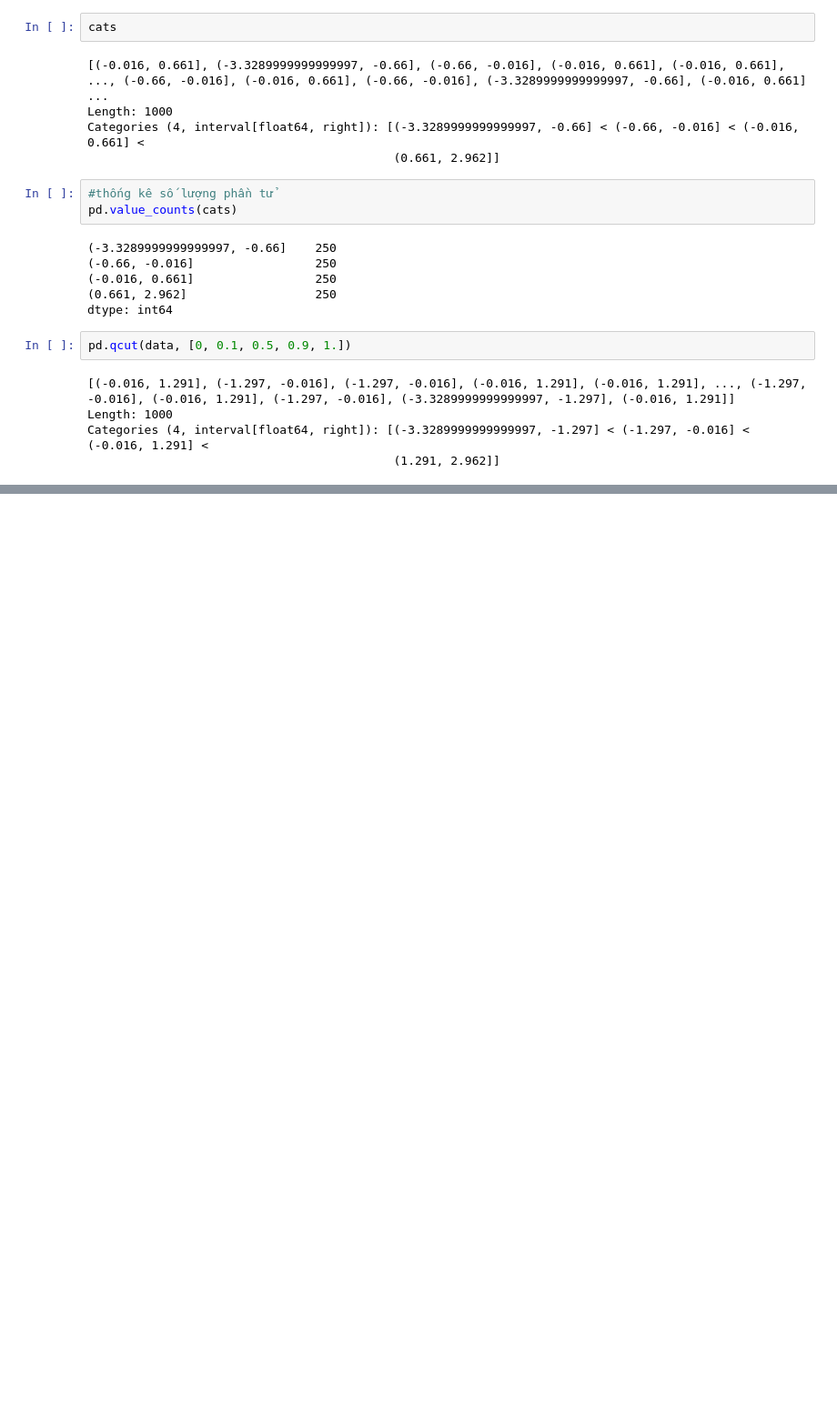
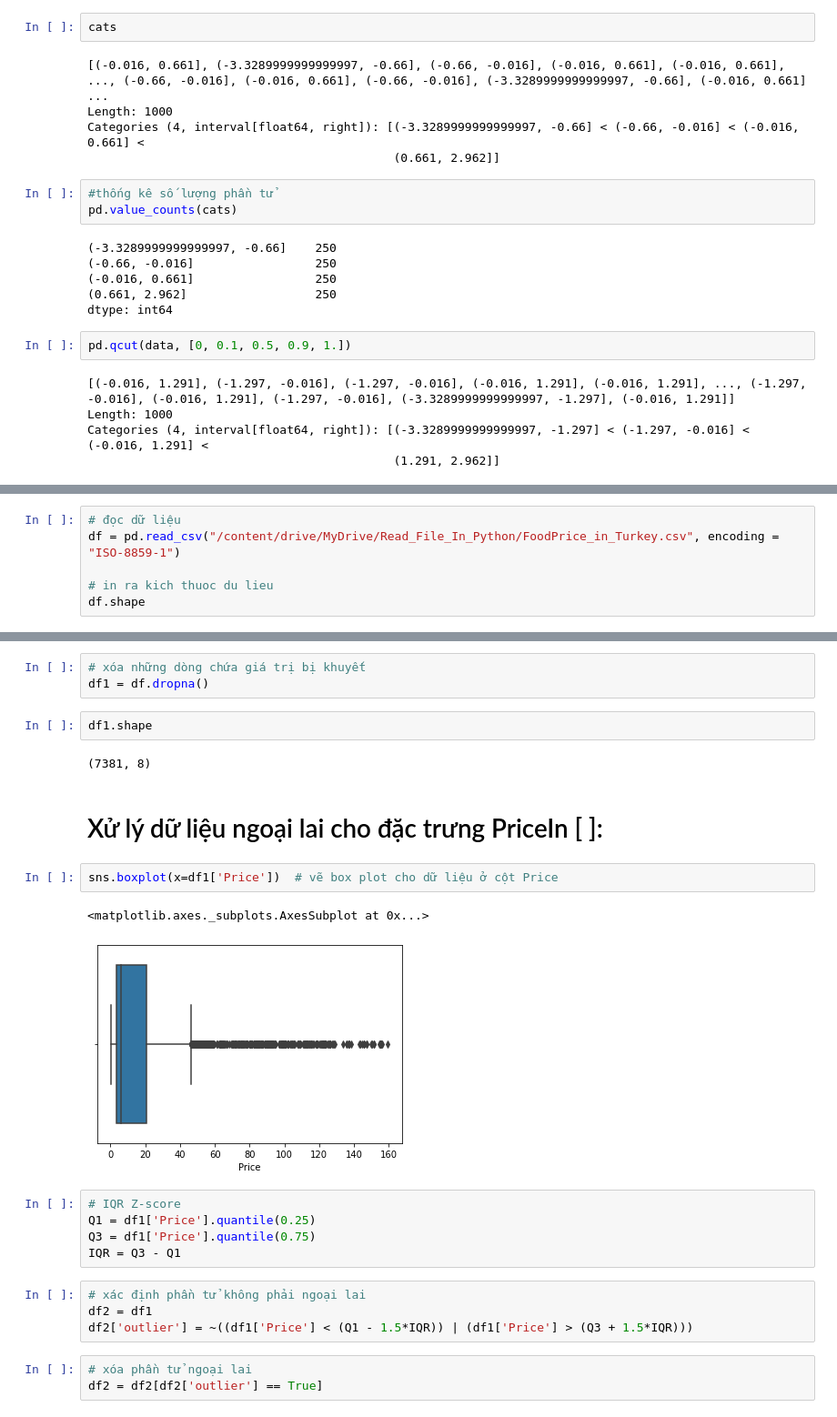
Before and after one commit to mark3000-010701/Dataanalyst, a Jupyter notebook: Thực_Hành_Tiền_Xử_Lí_2_.ipynb, the cells around one changed output, grey strips where cells are left out. Shown at 91% size. Drawn from its saved outputs; the diff is of its cells as text; blank space fills up the shorter version.

```diff
--- a/Thực_Hành_Tiền_Xử_Lí_2_.ipynb
+++ b/Thực_Hành_Tiền_Xử_Lí_2_.ipynb
@@ -100,0 +109,6 @@ Categories (4, interval[float64, right]): [(-3.3289999999999997, -1.297] < (-1.2
+# %%
+# đọc dữ liệu
+df = pd.read_csv("/content/drive/MyDrive/Read_File_In_Python/FoodPrice_in_Turkey.csv", encoding = "ISO-8859-1")
+
+# in ra kich thuoc du lieu
+df.shape
@@ -100,0 +192,26 @@ Categories (4, interval[float64, right]): [(-3.3289999999999997, -1.297] < (-1.2
+# %%
+# xóa những dòng chứa giá trị bị khuyết
+df1 = df.dropna()
+# %%
+df1.shape
+# %% [output]
+(7381, 8)
+# %% [markdown]
+# Xử lý dữ liệu ngoại lai cho đặc trưng PriceIn [ ]:
+# %%
+sns.boxplot(x=df1['Price'])  # vẽ box plot cho dữ liệu ở cột Price
+# %% [output]
+<matplotlib.axes._subplots.AxesSubplot at 0x...>
+[figure, added]
+# %%
+# IQR Z-score
+Q1 = df1['Price'].quantile(0.25)
+Q3 = df1['Price'].quantile(0.75)
+IQR = Q3 - Q1
+# %%
+# xác định phần tử không phải ngoại lai
+df2 = df1
+df2['outlier'] = ~((df1['Price'] < (Q1 - 1.5*IQR)) | (df1['Price'] > (Q3 + 1.5*IQR)))
+# %%
+# xóa phần tử ngoại lai
+df2 = df2[df2['outlier'] == True]
```
Also changed, not shown: parts of 35 cells of this notebook.
